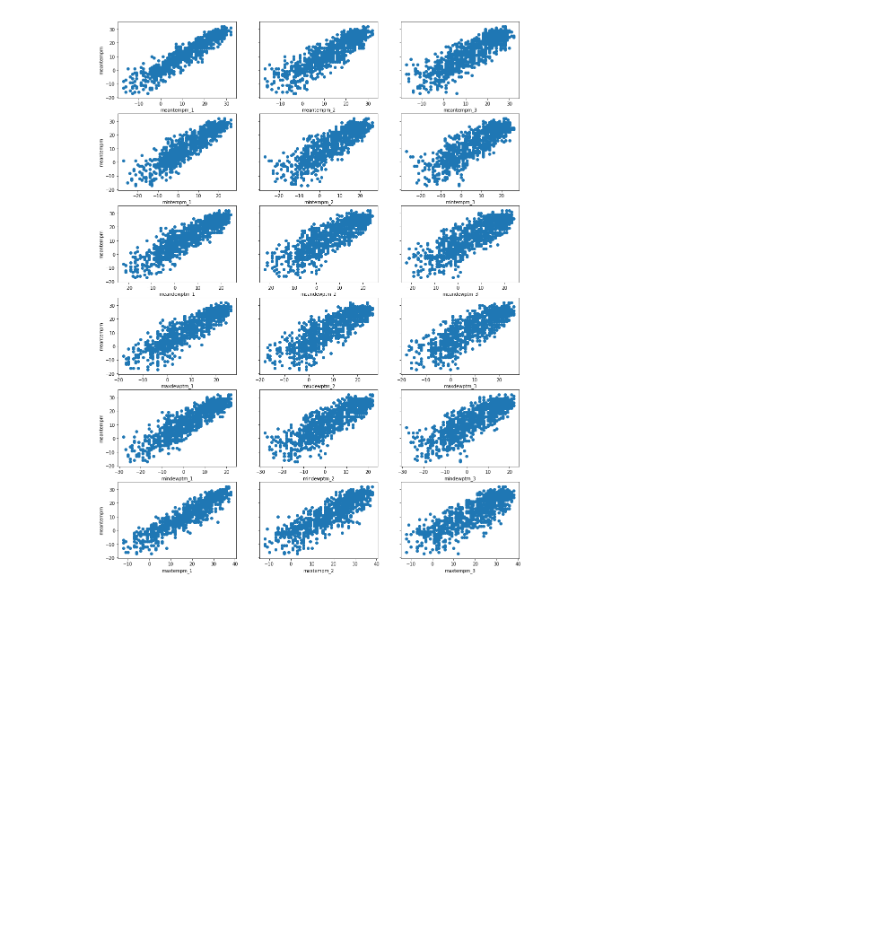
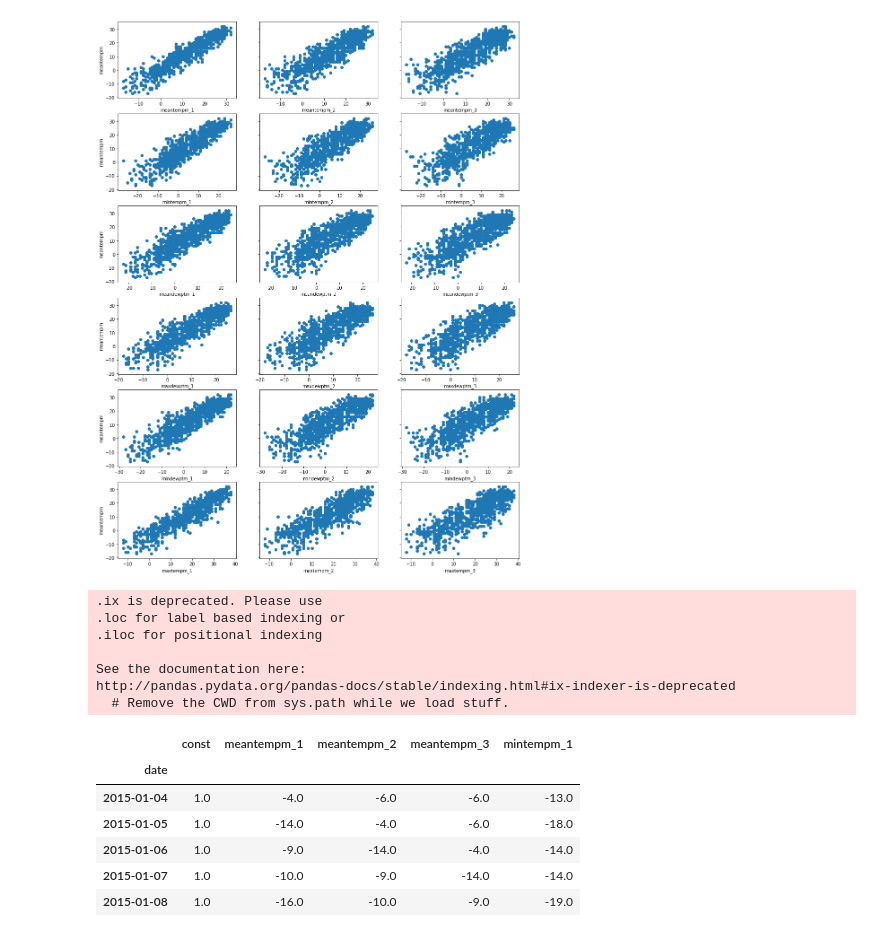
Before and after one commit to suyash0103/Weather-Predict, a Jupyter notebook: predict-jn.ipynb, the cells around one changed output. Cells and saved outputs as stored; diff of their text form; code cells hidden in the pictures; blank space fills up the shorter version.

```diff
--- a/predict-jn.ipynb
+++ b/predict-jn.ipynb
@@ -700,3 +700,29 @@ for row, col_arr in enumerate(arr):
 plt.show()
 # %% [output]
 [figure]
+# %%
+# import the relevant module
+import statsmodels.api as sm
+
+# separate our my predictor variables (X) from my outcome variable y
+X = df2[predictors]
+y = df2['meantempm']
+
+# Add a constant to the predictor variable set to represent the Bo intercept
+X = sm.add_constant(X)
+X.ix[:5, :5]
+# %% [output]
+.ix is deprecated. Please use
+.loc for label based indexing or
+.iloc for positional indexing
+
+See the documentation here:
+http://pandas.pydata.org/pandas-docs/stable/indexing.html#ix-indexer-is-deprecated
+  # Remove the CWD from sys.path while we load stuff.
+|  | const | meantempm_1 | meantempm_2 | meantempm_3 | mintempm_1 |
+| date |  |  |  |  |  |
+| 2015-01-04 | 1.0 | -4.0 | -6.0 | -6.0 | -13.0 |
+| 2015-01-05 | 1.0 | -14.0 | -4.0 | -6.0 | -18.0 |
+| 2015-01-06 | 1.0 | -9.0 | -14.0 | -4.0 | -14.0 |
+| 2015-01-07 | 1.0 | -10.0 | -9.0 | -14.0 | -14.0 |
+| 2015-01-08 | 1.0 | -16.0 | -10.0 | -9.0 | -19.0 |
```
Also changed, not shown: parts of 1 cell of this notebook.
